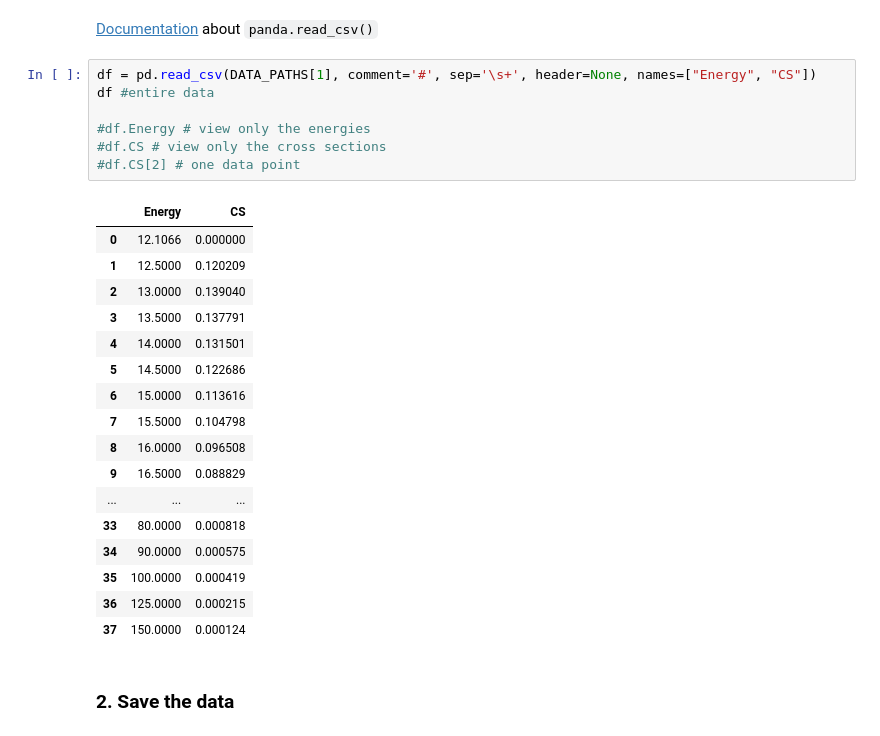
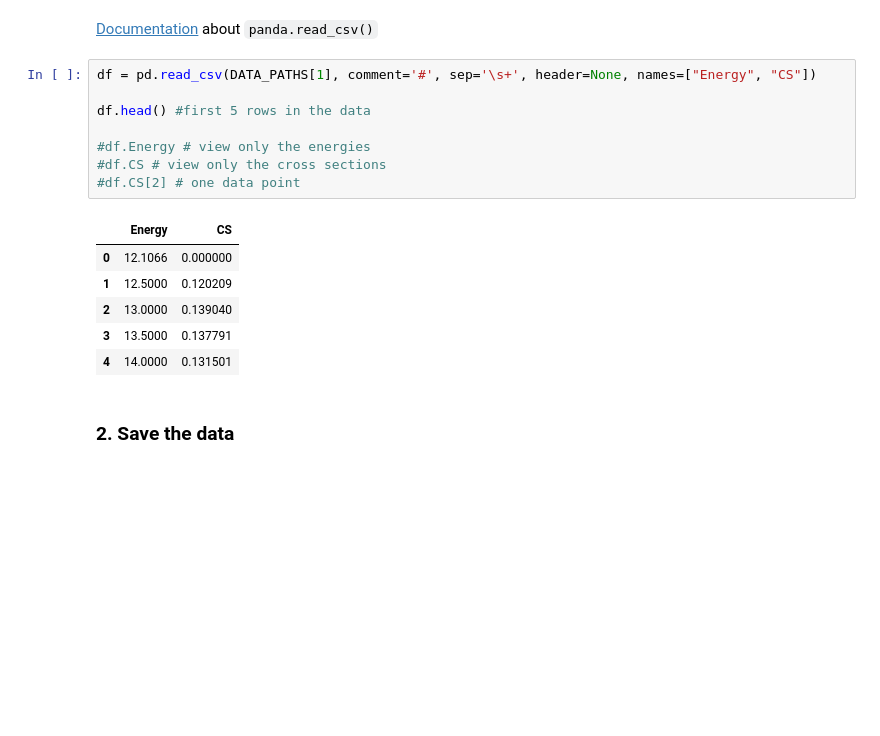
Before and after one commit to ludmilamarian/ICTP_Workshop_2021, a Jupyter notebook: cs_conda.ipynb, the cells around one changed output. Drawn from its saved outputs; the diff is of its cells as text; blank space fills up the shorter version.

```diff
--- a/cs_conda.ipynb
+++ b/cs_conda.ipynb
@@ -37,29 +37,19 @@ import pandas as pd
 [Documentation](https://pandas.pydata.org/pandas-docs/stable/reference/api/pandas.read_csv.html) about `panda.read_csv()`
 # %%
 df = pd.read_csv(DATA_PATHS[1], comment='#', sep='\s+', header=None, names=["Energy", "CS"])
-df #entire data
+
+df.head() #first 5 rows in the data
 
 #df.Energy # view only the energies
 #df.CS # view only the cross sections
 #df.CS[2] # one data point
 # %% [output]
 |  | Energy | CS |
 | 0 | 12.1066 | 0.000000 |
 | 1 | 12.5000 | 0.120209 |
 | 2 | 13.0000 | 0.139040 |
 | 3 | 13.5000 | 0.137791 |
 | 4 | 14.0000 | 0.131501 |
-| 5 | 14.5000 | 0.122686 |
-| 6 | 15.0000 | 0.113616 |
-| 7 | 15.5000 | 0.104798 |
-| 8 | 16.0000 | 0.096508 |
-| 9 | 16.5000 | 0.088829 |
-| ... | ... | ... |
-| 33 | 80.0000 | 0.000818 |
-| 34 | 90.0000 | 0.000575 |
-| 35 | 100.0000 | 0.000419 |
-| 36 | 125.0000 | 0.000215 |
-| 37 | 150.0000 | 0.000124 |
 # %% [markdown]
 ### 2. Save the data
 # %%
```
Also changed, not shown: parts of 9 cells of this notebook.
